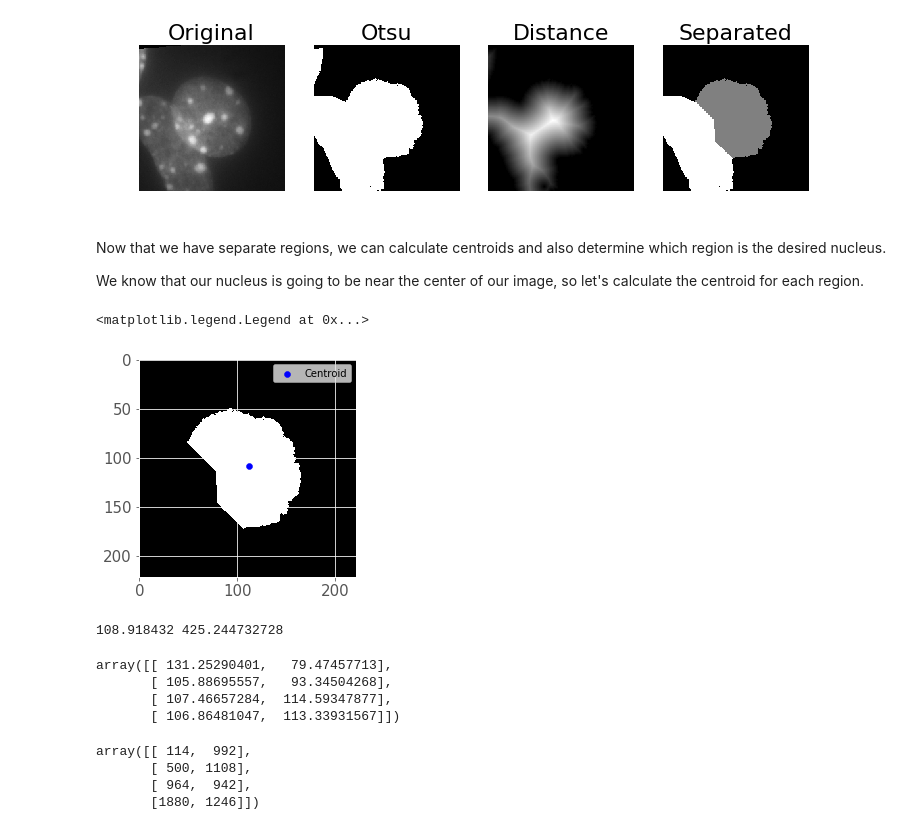
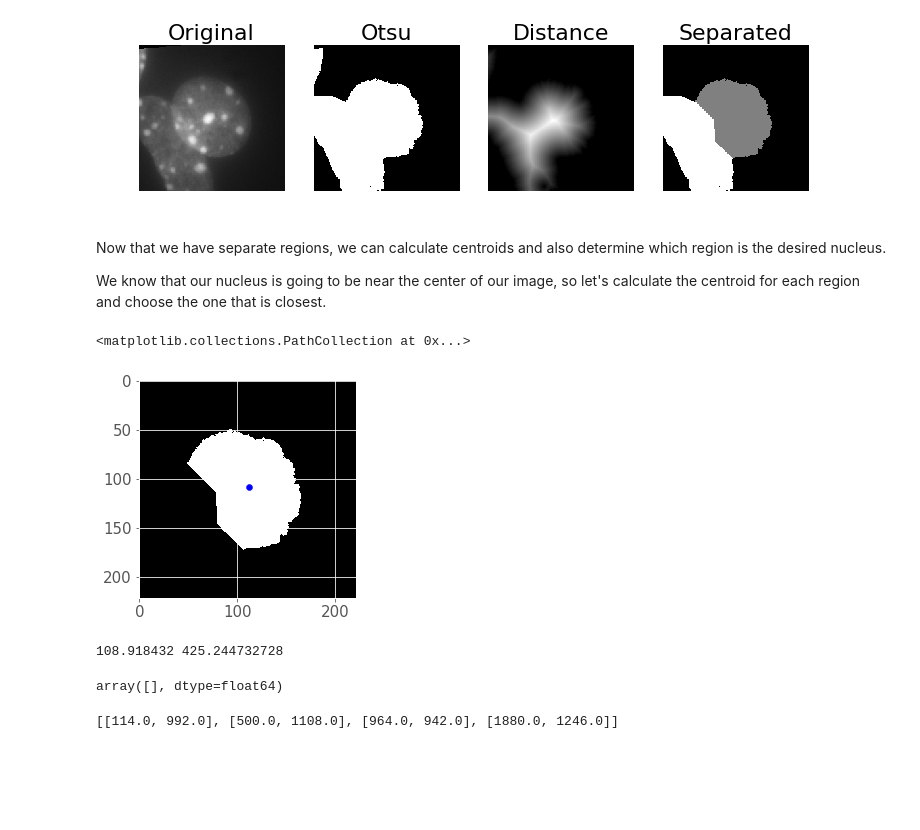
Before and after one commit to WillGiang/golgi-polarization, a Jupyter notebook: GolgiPolarization.ipynb, the cells around one changed output. Saved outputs shown, nothing was run; the diff lists cells and outputs as text; code cells hidden in the pictures; blank space fills up the shorter version.

```diff
--- a/GolgiPolarization.ipynb
+++ b/GolgiPolarization.ipynb
@@ -132,7 +132,7 @@ We can make a binary image to really see the spray painted values.
 # %% [markdown]
 Currently `sprayarray` is a 2D boolean array. We want to get the indices where the values are True, and we'll use the indices as (x,y) pairs for cluster analysis.
 # %%
-x,y = np.where(sprayarray==True)
+x,y = np.where(spray_array==True)
 X = np.array((x,y)).T
 
 print('X.shape: {}'.format(X.shape))
@@ -336,24 +339,24 @@ val_li  = filters.threshold_li(ROInospray)
 names = ['otsu', 'yen', 'li']
 methods = [val_otsu, val_yen, val_li]
 
-ALL_labels = []
+all_labels_list = []
 masks = []
 
 for method in methods:
-    mask = ROInospray > method
+    mask = ROI_no_spray > method
     masks.append(mask)
 
     all_labels = measure.label(mask, connectivity=2, background=0)
-    ALL_labels.append(all_labels)
+    all_labels_list.append(all_labels)
 
 
 ## Plotting under this line ##
 fig, ax = plt.subplots(2, 3, figsize=(10,7))
-ax=ax.ravel()
+ax = ax.ravel()
 
-for i, name in enumerate(names):
-    ax[i].imshow(masks[i], cmap='gray')
-    ax[i+3].imshow(ALL_labels[i], cmap='nipy_spectral')
+for i, (name, mask, label) in enumerate(zip(names, masks, all_labels_list)):
+    ax[i].imshow(mask, cmap='gray')
+    ax[i+3].imshow(label, cmap='nipy_spectral')
 
     ax[i].set_title(name)
     ax[i+3].set_title(name)
@@ -531,8 +571,8 @@ showimage(blueimarray, color='blue', title='Blue channel: Nuclei', vmax=5000)
 # %% [output]
 [figure]
 # %%
-firstblueROI = getROIpixels(blueimarray, spraypaintcenters[0])
-showimage(firstblueROI, color='blue', title='First Blue ROI', vmax=5000)
+first_blue_ROI = get_ROI_pixels(blueimarray, spray_paint_centers[0])
+show_image(first_blue_ROI, color='blue', title='First Blue ROI', vmax=5000)
 # %% [output]
 [figure]
 # %% [markdown]
@@ -589,29 +631,46 @@ for i in range(len(ax)):
 # %% [markdown]
 Now that we have separate regions, we can calculate centroids and also determine which region is the desired nucleus.
 
-We know that our nucleus is going to be near the center of our image, so let's calculate the centroid for each region.
+We know that our nucleus is going to be near the center of our image, so let's calculate the centroid for each region and choose the one that is closest.
 # %%
 ## Get the pixel indices for the desired nucleus
-x, y = np.where(firstbluelabels==1)
+middle = np.array(list(first_blue_labels.shape)) / 2
+#print(np.unique(firstbluelabels))
 
-X = np.array((x,y)).T
+distance_list = []
+centroid_list = []
+XYnuclei_list = []
 
-cent = X.mean(axis=0)
-#print("centroid: {}".format(cent))
+for label in np.unique(first_blue_labels):
+    x, y = np.where(first_blue_labels==label)
+    XY = np.array((x,y)).T
+    XYnuclei_list.append([XY])
+    cent = XY.mean(axis=0)
+    centroid_list.append(cent)
+    distance = np.linalg.norm(np.abs(cent - middle))
+    distance_list.append(distance)
 
-tobefilled = np.zeros_like(firstblueROI)
-tobefilled[X[:,0], X[:,1]] = 1
-X = np.rot90(tobefilled, 0)
+XYnuclei_array = np.array(XYnuclei_list)
+
+distances = np.array(distance_list)
+minindex = np.argmin(distances)
+
+to_be_filled = np.zeros_like(first_blue_labels)
+to_be_filled[XYnuclei_array[minindex][0][:,0],
+             XYnuclei_array[minindex][0][:,1]] = 1
+X = np.rot90(to_be_filled, 0)
 
 ## Plotting under this line ##
 
 plt.imshow(X, label='Nucleus', cmap='gray')
-plt.scatter(cent[1], cent[0], c='b', label='Centroid')
+plt.scatter(centroid_list[minindex][1],
+            centroid_list[minindex][0],
+            c='b', label='Centroid')
 
-plt.legend()
+#plt.legend()
 # %% [output]
-<matplotlib.legend.Legend at 0x...>
+<matplotlib.collections.PathCollection at 0x...>
-[figure, old version]
+[figure, new version]
 # %%
 props = measure.regionprops(X, cache=False)
 #### Don't forget to convert these to microns at the end
@@ -619,22 +678,16 @@ print(props[0]['area']*MICRONS_PER_PIXEL**2, props[0]['perimeter'])
 # %% [output]
 108.918432 425.244732728
 # %%
-bluecent = obtainNucleusCentroids(spraypaintcenters, blueimarray)
+bluecent = obtain_nucleus_centroids(spray_paint_centers, blueimarray)
 bluecent
 
 ## These pixel values are relative to the spraypaint centers
 # %% [output]
-array([[ 131.25290401,   79.47457713],
-       [ 105.88695557,   93.34504268],
-       [ 107.46657284,  114.59347877],
-       [ 106.86481047,  113.33931567]])
+array([], dtype=float64)
-# %%
-spraypaintcenters
-# %% [output]
-array([[ 114,  992],
-       [ 500, 1108],
-       [ 964,  942],
-       [1880, 1246]])
+# %%
+spray_paint_centers
+# %% [output]
+[[114.0, 992.0], [500.0, 1108.0], [964.0, 942.0], [1880.0, 1246.0]]
 # %%
 import numpy as np
 import numpy.linalg as LA
```
Also changed, not shown: parts of 17 cells of this notebook.
